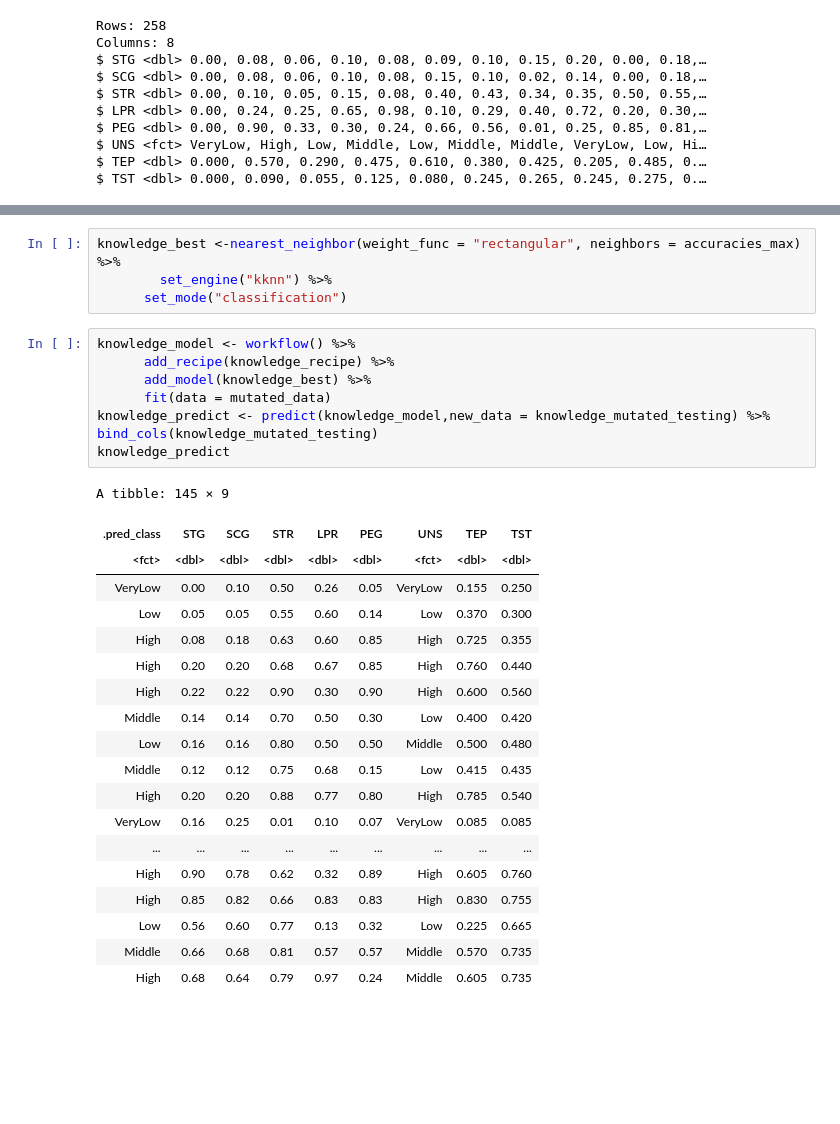
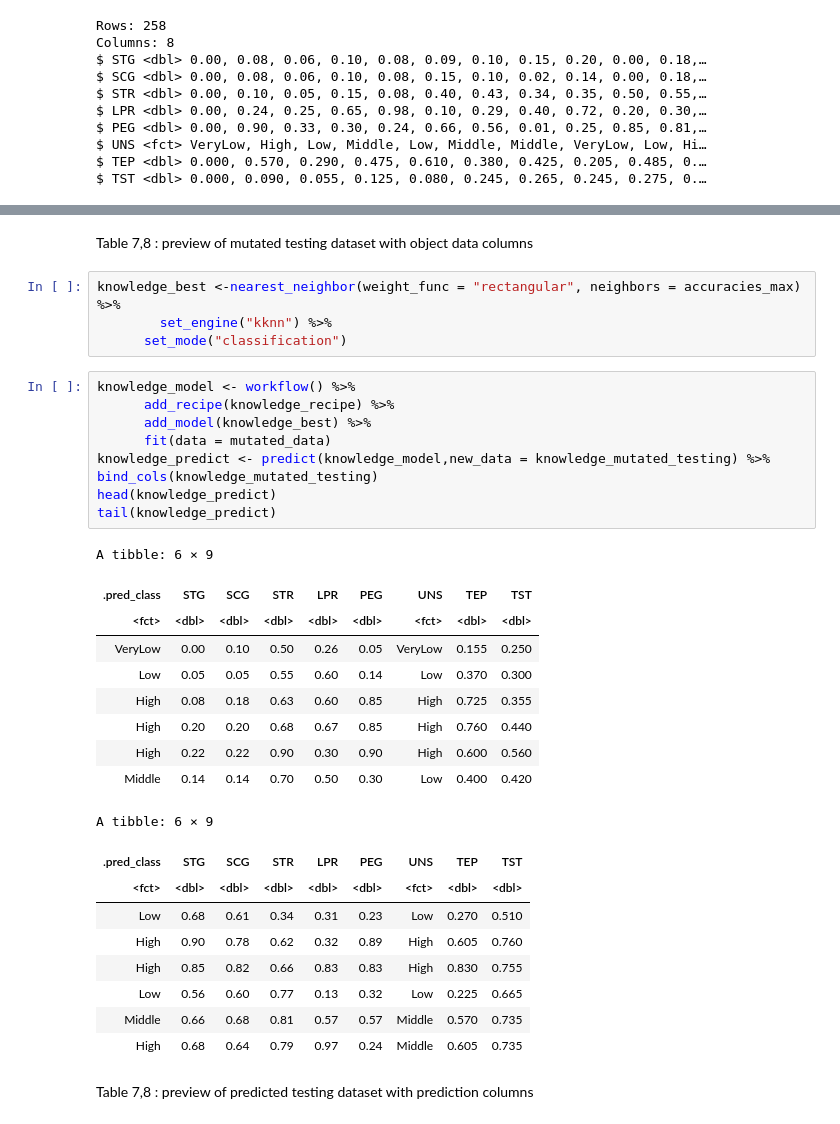
Before and after one commit to felixmachaoran/datasci100, a Jupyter notebook: project.ipynb, the cells around one changed output, grey strips where cells are left out. Cells and saved outputs as stored; diff of their text form; blank space fills up the shorter version.

Commit message:
yay
Edited seed for model and added captions for all tables and figures

```diff
--- a/project.ipynb
+++ b/project.ipynb
@@ -254,3 +294,5 @@ A tibble: 145 × 8
+# %% [markdown]
+Table 7,8 : preview of mutated testing dataset with object data columns
 # %%
 knowledge_best <-nearest_neighbor(weight_func = "rectangular", neighbors = accuracies_max) %>%
         set_engine("kknn") %>%
@@ -258,30 +300,32 @@ knowledge_best <-nearest_neighbor(weight_func = "rectangular", neighbors = accur
 # %%
 knowledge_model <- workflow() %>%
       add_recipe(knowledge_recipe) %>%
       add_model(knowledge_best) %>%
       fit(data = mutated_data)
 knowledge_predict <- predict(knowledge_model,new_data = knowledge_mutated_testing) %>% bind_cols(knowledge_mutated_testing)
-knowledge_predict
+head(knowledge_predict)
+tail(knowledge_predict)
 # %% [output]
-A tibble: 145 × 9
+A tibble: 6 × 9
 | .pred_class | STG | SCG | STR | LPR | PEG | UNS | TEP | TST |
 | <fct> | <dbl> | <dbl> | <dbl> | <dbl> | <dbl> | <fct> | <dbl> | <dbl> |
 | VeryLow | 0.00 | 0.10 | 0.50 | 0.26 | 0.05 | VeryLow | 0.155 | 0.250 |
 | Low | 0.05 | 0.05 | 0.55 | 0.60 | 0.14 | Low | 0.370 | 0.300 |
 | High | 0.08 | 0.18 | 0.63 | 0.60 | 0.85 | High | 0.725 | 0.355 |
 | High | 0.20 | 0.20 | 0.68 | 0.67 | 0.85 | High | 0.760 | 0.440 |
 | High | 0.22 | 0.22 | 0.90 | 0.30 | 0.90 | High | 0.600 | 0.560 |
 | Middle | 0.14 | 0.14 | 0.70 | 0.50 | 0.30 | Low | 0.400 | 0.420 |
-| Low | 0.16 | 0.16 | 0.80 | 0.50 | 0.50 | Middle | 0.500 | 0.480 |
-| Middle | 0.12 | 0.12 | 0.75 | 0.68 | 0.15 | Low | 0.415 | 0.435 |
-| High | 0.20 | 0.20 | 0.88 | 0.77 | 0.80 | High | 0.785 | 0.540 |
-| VeryLow | 0.16 | 0.25 | 0.01 | 0.10 | 0.07 | VeryLow | 0.085 | 0.085 |
-| ... | ... | ... | ... | ... | ... | ... | ... | ... |
-| High | 0.90 | 0.78 | 0.62 | 0.32 | 0.89 | High | 0.605 | 0.760 |
-| High | 0.85 | 0.82 | 0.66 | 0.83 | 0.83 | High | 0.830 | 0.755 |
-| Low | 0.56 | 0.60 | 0.77 | 0.13 | 0.32 | Low | 0.225 | 0.665 |
-| Middle | 0.66 | 0.68 | 0.81 | 0.57 | 0.57 | Middle | 0.570 | 0.735 |
-| High | 0.68 | 0.64 | 0.79 | 0.97 | 0.24 | Middle | 0.605 | 0.735 |
+A tibble: 6 × 9
+| .pred_class | STG | SCG | STR | LPR | PEG | UNS | TEP | TST |
+| <fct> | <dbl> | <dbl> | <dbl> | <dbl> | <dbl> | <fct> | <dbl> | <dbl> |
+| Low | 0.68 | 0.61 | 0.34 | 0.31 | 0.23 | Low | 0.270 | 0.510 |
+| High | 0.90 | 0.78 | 0.62 | 0.32 | 0.89 | High | 0.605 | 0.760 |
+| High | 0.85 | 0.82 | 0.66 | 0.83 | 0.83 | High | 0.830 | 0.755 |
+| Low | 0.56 | 0.60 | 0.77 | 0.13 | 0.32 | Low | 0.225 | 0.665 |
+| Middle | 0.66 | 0.68 | 0.81 | 0.57 | 0.57 | Middle | 0.570 | 0.735 |
+| High | 0.68 | 0.64 | 0.79 | 0.97 | 0.24 | Middle | 0.605 | 0.735 |
+# %% [markdown]
+Table 7,8 : preview of predicted testing dataset with prediction columns
 # %%
 knowledge_prediction_accuracy<- knowledge_predict %>% metrics(truth = UNS, estimate = .pred_class)
 knowledge_matrix <- knowledge_predict %>% conf_mat(truth = UNS, estimate = .pred_class)
```
Also changed, not shown: parts of 23 cells of this notebook.
